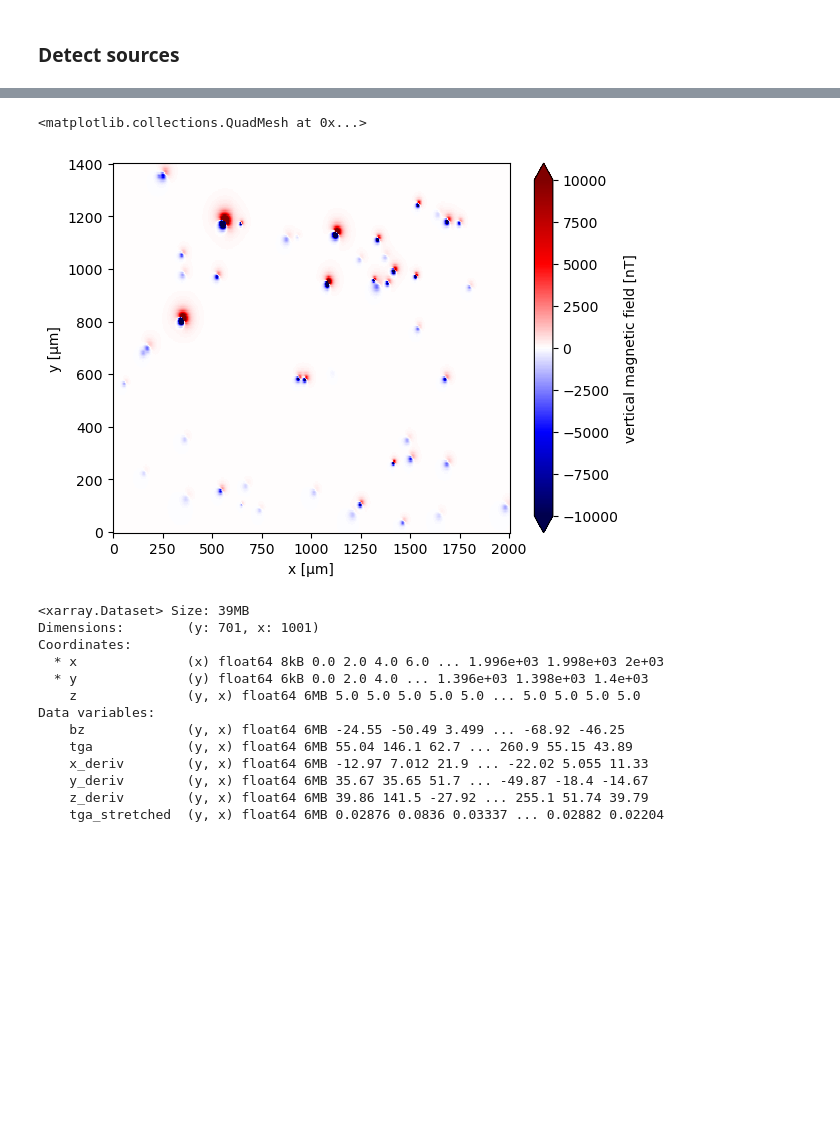
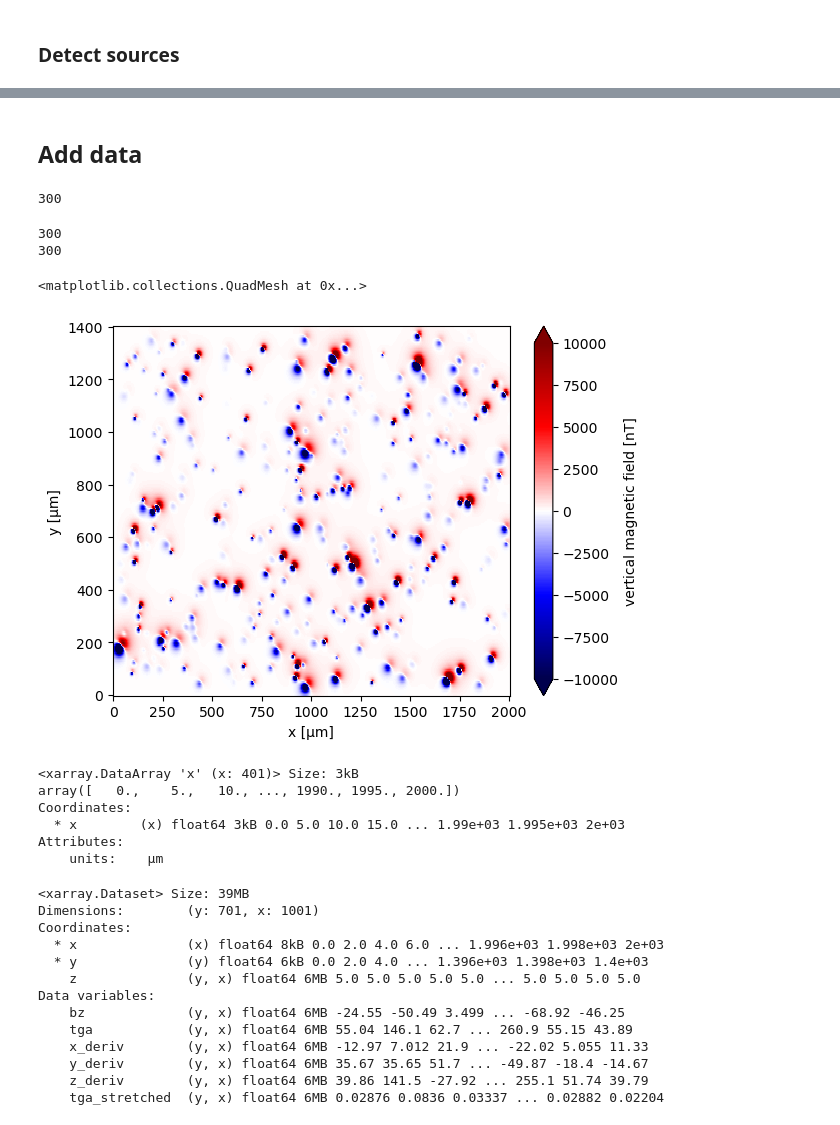
Before and after one commit to compgeolab/micromag-interfering-sources, a Jupyter notebook: code/add_sources.ipynb, the cells around one changed output, grey strips where cells are left out. Drawn from its saved outputs; the diff is of its cells as text; code cells hidden in the pictures; blank space fills up the shorter version.

Commit message:
Implement source adding

```diff
--- a/code/add_sources.ipynb
+++ b/code/add_sources.ipynb
@@ -444,39 +444,68 @@ for window in windows:
 3 windows containing 2 sources
 1 windows containing 3 sources
 [figure]
+# %% [markdown]
+## Add data
 # %%
 region=[0, 2000, 0, 1400]
 spacing = 5
 sensor_sample_distance = 5
 
-number_of_sources = 50
+number_of_sources = 100
 sources_region = [30,1990,30,    1370,-20,-1]
 seed = 6
 
 new_coordinates = random_coordinates(sources_region, number_of_sources, seed)
-amplitude = amplitude_lognormal_distribution(number_of_sources, scale=1e-13)
+new_amplitude = amplitude_lognormal_distribution(number_of_sources, scale=1e-13)
 
 
 true_inclination = 30
 true_declination = 40
 true_dispersion_angle = 5
 
-directions_inclination, directions_declination = random_directions(
+new_directions_inclination, new_directions_declination = random_directions(
     true_inclination,
     true_declination,
     true_dispersion_angle,
     size=number_of_sources,
     random_state=5,
 )
-
-field = "b_u"
-new_data = generate_grid(region, spacing, sensor_sample_distance, new_coordinates, amplitude, directions_inclination, directions_declination, field)
-
-scale=10000
-new_data.bz.plot.pcolormesh(cmap="seismic", vmin=-scale, vmax=scale)
-# %% [output]
-<matplotlib.collections.QuadMesh at 0x...>
-[figure, removed]
+# %%
+x_coordinates = np.append(coordinates[0], new_coordinates[0])
+y_coordinates = np.append(coordinates[1], new_coordinates[1])
+z_coordinates = np.append(coordinates[2], new_coordinates[2])
+
+coordinates_joined = np.array([x_coordinates,y_coordinates,z_coordinates])
+# %%
+amplitude_joined = np.append(amplitude, new_amplitude)
+len(amplitude_joined)
+# %% [output]
+300
+# %%
+directions_inclination_joined = np.append(directions_inclination, new_directions_inclination)
+directions_declination_joined = np.append(directions_declination, new_directions_declination)
+print(len(directions_inclination_joined))
+print(len(directions_declination_joined))
+# %% [output]
+300
+300
+# %%
+field = "b_u"
+new_data = generate_grid(region, spacing, sensor_sample_distance, coordinates_joined, amplitude_joined, directions_inclination_joined, directions_declination_joined, field)
+scale=10000
+new_data.bz.plot.pcolormesh(cmap="seismic", vmin=-scale, vmax=scale)
+# %% [output]
+<matplotlib.collections.QuadMesh at 0x...>
+[figure, added]
+# %%
+new_data.x
+# %% [output]
+<xarray.DataArray 'x' (x: 401)> Size: 3kB
+array([   0.,    5.,   10., ..., 1990., 1995., 2000.])
+Coordinates:
+  * x        (x) float64 3kB 0.0 5.0 10.0 15.0 ... 1.99e+03 1.995e+03 2e+03
+Attributes:
+    units:    µm
 # %%
 data
 # %% [output]
```
Also changed, not shown: parts of 5 cells of this notebook.
